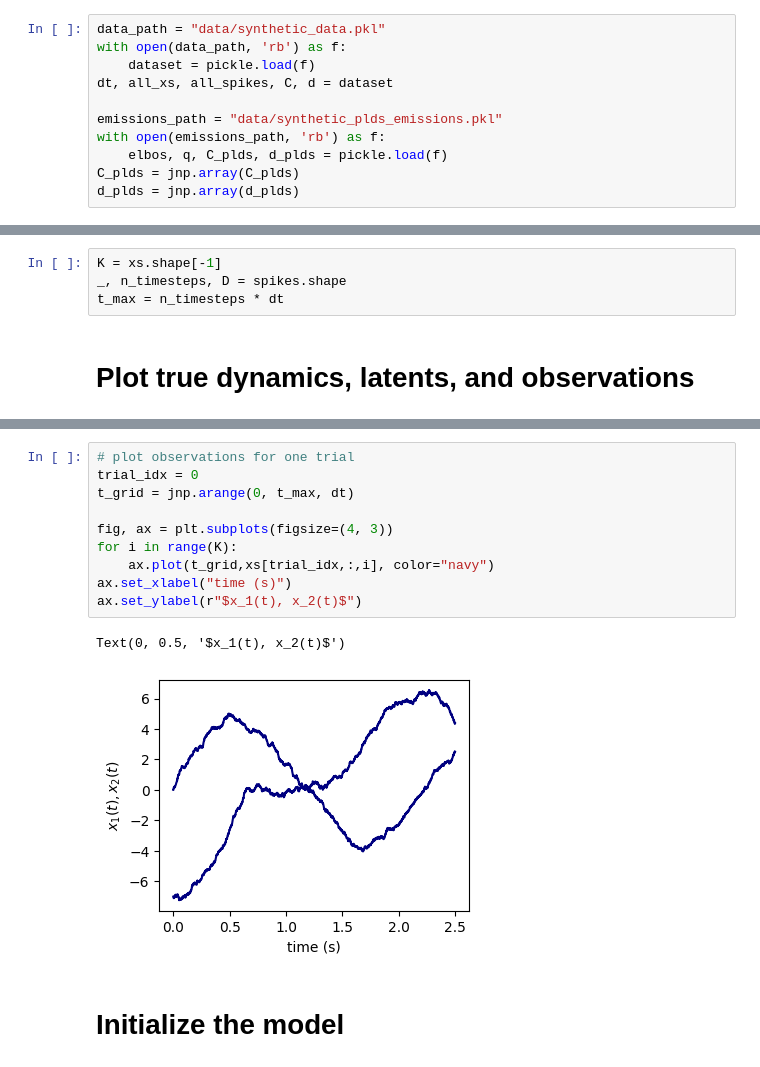
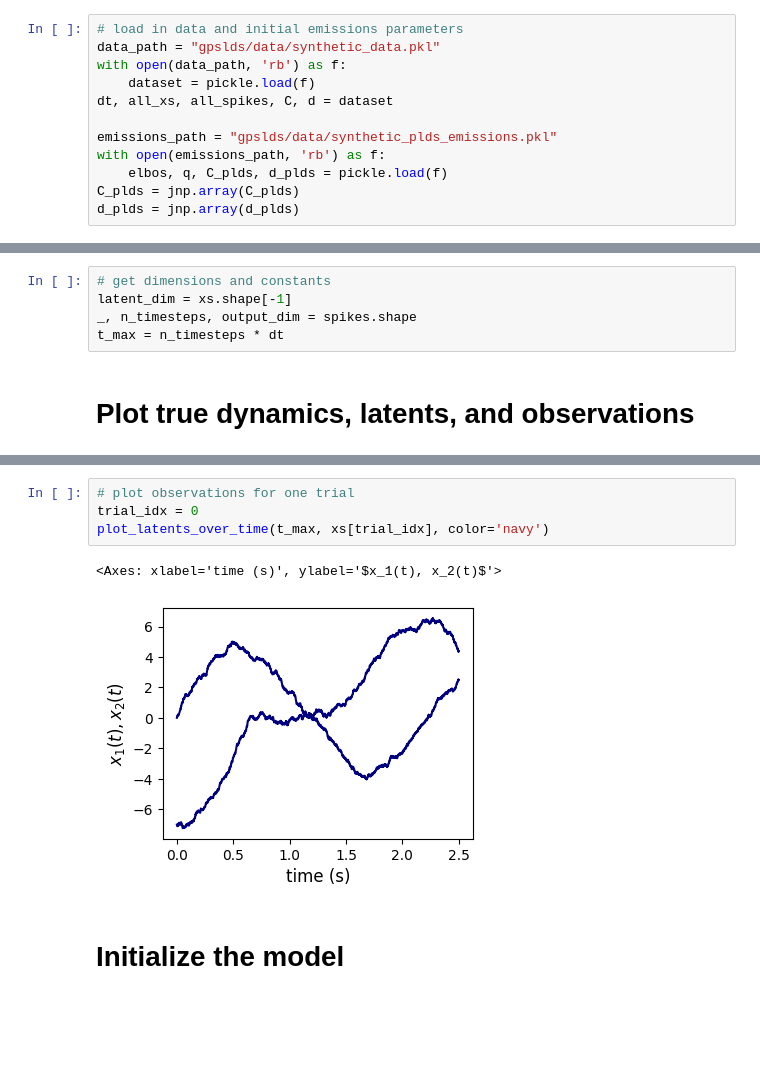
Before and after one commit to lindermanlab/gpslds, a Jupyter notebook: synthetic_data_demo.ipynb, the cells around one changed output, grey strips where cells are left out. Cells and saved outputs as stored; diff of their text form; blank space fills up the shorter version.

```diff
--- a/synthetic_data_demo.ipynb
+++ b/synthetic_data_demo.ipynb
@@ -24,12 +102,13 @@ from gpslds.quadrature import GaussHermiteQuadrature
 # %% [markdown]
 # Load in dataset and pLDS emissions
 # %%
-data_path = "data/synthetic_data.pkl"
+# load in data and initial emissions parameters
+data_path = "gpslds/data/synthetic_data.pkl"
 with open(data_path, 'rb') as f:
     dataset = pickle.load(f)
 dt, all_xs, all_spikes, C, d = dataset
 
-emissions_path = "data/synthetic_plds_emissions.pkl"
+emissions_path = "gpslds/data/synthetic_plds_emissions.pkl"
 with open(emissions_path, 'rb') as f:
     elbos, q, C_plds, d_plds = pickle.load(f)
 C_plds = jnp.array(C_plds)
@@ -41,8 +120,9 @@ inds_to_select = jnp.concatenate((jnp.arange(int(n_trials/2)), jnp.arange(int(le
 xs = all_xs[inds_to_select]
 spikes = all_spikes[inds_to_select]
 # %%
-K = xs.shape[-1]
-_, n_timesteps, D = spikes.shape
+# get dimensions and constants
+latent_dim = xs.shape[-1]
+_, n_timesteps, output_dim = spikes.shape
 t_max = n_timesteps * dt
 # %% [markdown]
 # Plot true dynamics, latents, and observations
@@ -84,16 +141,10 @@ Text(0, 0.5, '$x_2$')
 # %%
 # plot observations for one trial
 trial_idx = 0
-t_grid = jnp.arange(0, t_max, dt)
-
-fig, ax = plt.subplots(figsize=(4, 3))
-for i in range(K):
-    ax.plot(t_grid,xs[trial_idx,:,i], color="navy")
-ax.set_xlabel("time (s)")
-ax.set_ylabel(r"$x_1(t), x_2(t)$")
+plot_latents_over_time(t_max, xs[trial_idx], color='navy')
 # %% [output]
-Text(0, 0.5, '$x_1(t), x_2(t)$')
+<Axes: xlabel='time (s)', ylabel='$x_1(t), x_2(t)$'>
-[figure, old version]
+[figure, new version]
 # %% [markdown]
 # Initialize the model
 # %%
```
Also changed, not shown: parts of 23 cells of this notebook.
